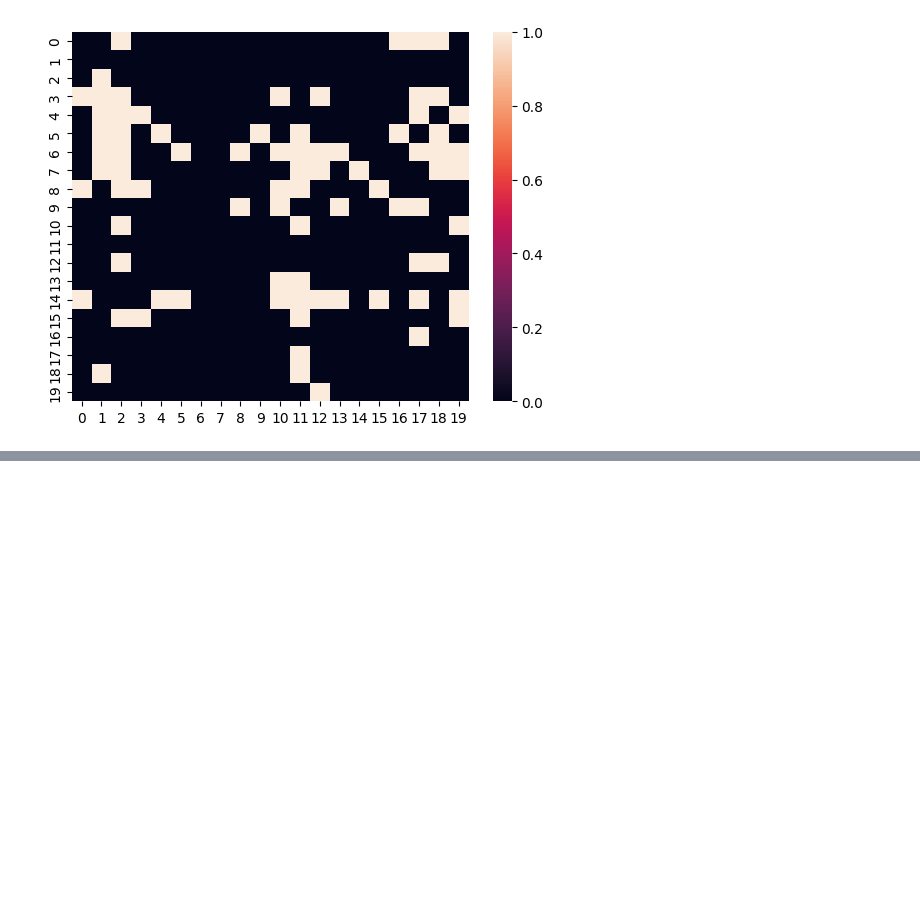
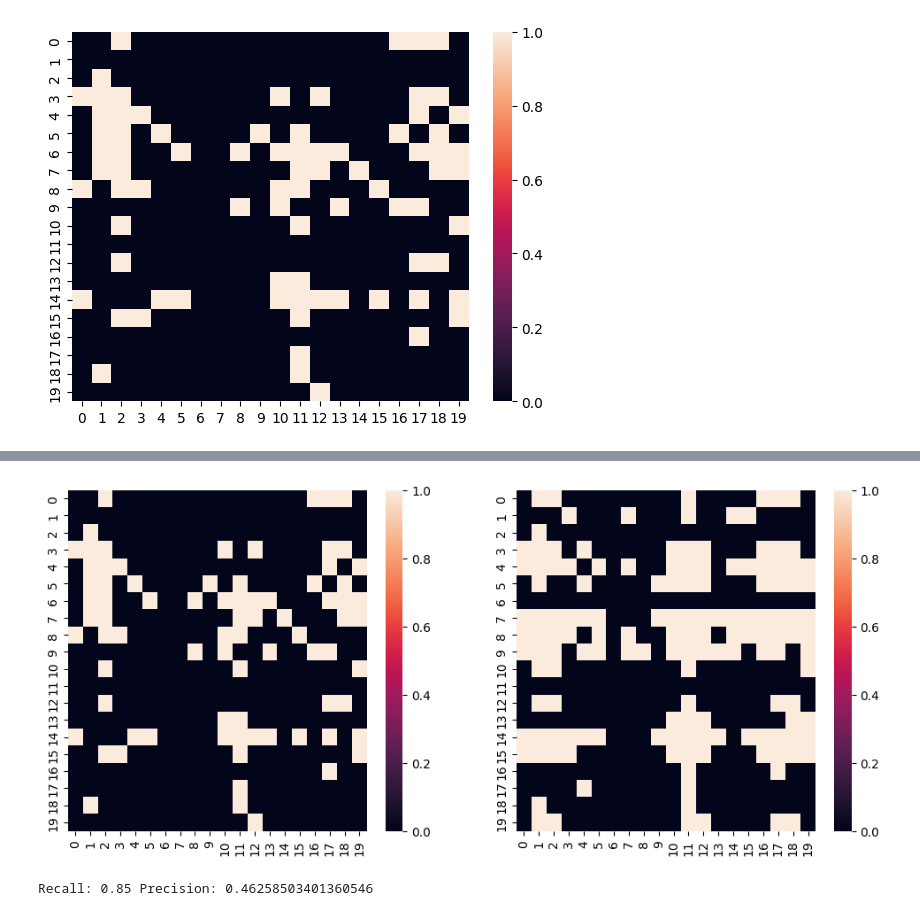
Before and after one commit to azizilab/sdcd, a Jupyter notebook: notebooks/causal_prescreen.ipynb, the cells around one changed output, grey strips where cells are left out. Saved outputs shown, nothing was run; the diff lists cells and outputs as text; code cells hidden in the pictures; blank space fills up the shorter version.

```diff
--- a/notebooks/causal_prescreen.ipynb
+++ b/notebooks/causal_prescreen.ipynb
@@ -46,0 +121,3 @@ array([[  0.        ,  -8.28272168,   0.46657161, ...,  19.45343763,
+# %%
+ks_valid_edges_df = ks_edges_df[ks_edges_df["pval_adj"] <= 0.05].copy()
+ks_valid_edges_df.head()
@@ -46,0 +131,17 @@ array([[  0.        ,  -8.28272168,   0.46657161, ...,  19.45343763,
+# %%
+B_inf = np.zeros_like(B_true)
+for row in ks_valid_edges_df.iterrows():
+    B_inf[int(row[1]["candidate_parent_idx"]), int(row[1]["target_gene_idx"])] = 1
+# %%
+fig, ax = plt.subplots(1, 2, figsize=(12, 5))
+sns.heatmap(B_true, ax=ax[0])
+sns.heatmap(B_inf, ax=ax[1])
+plt.show()
+# %% [output]
+[figure, added]
+# %%
+recall = np.sum(B_true.astype(bool) & B_inf.astype(bool)) / np.sum(B_true)
+precision = np.sum(B_true.astype(bool) & B_inf.astype(bool)) / np.sum(B_inf)
+print(f"Recall: {recall} Precision: {precision}")
+# %% [output]
+Recall: 0.85 Precision: 0.46258503401360546
```
Also changed, not shown: parts of 24 cells of this notebook, 1 other file.
